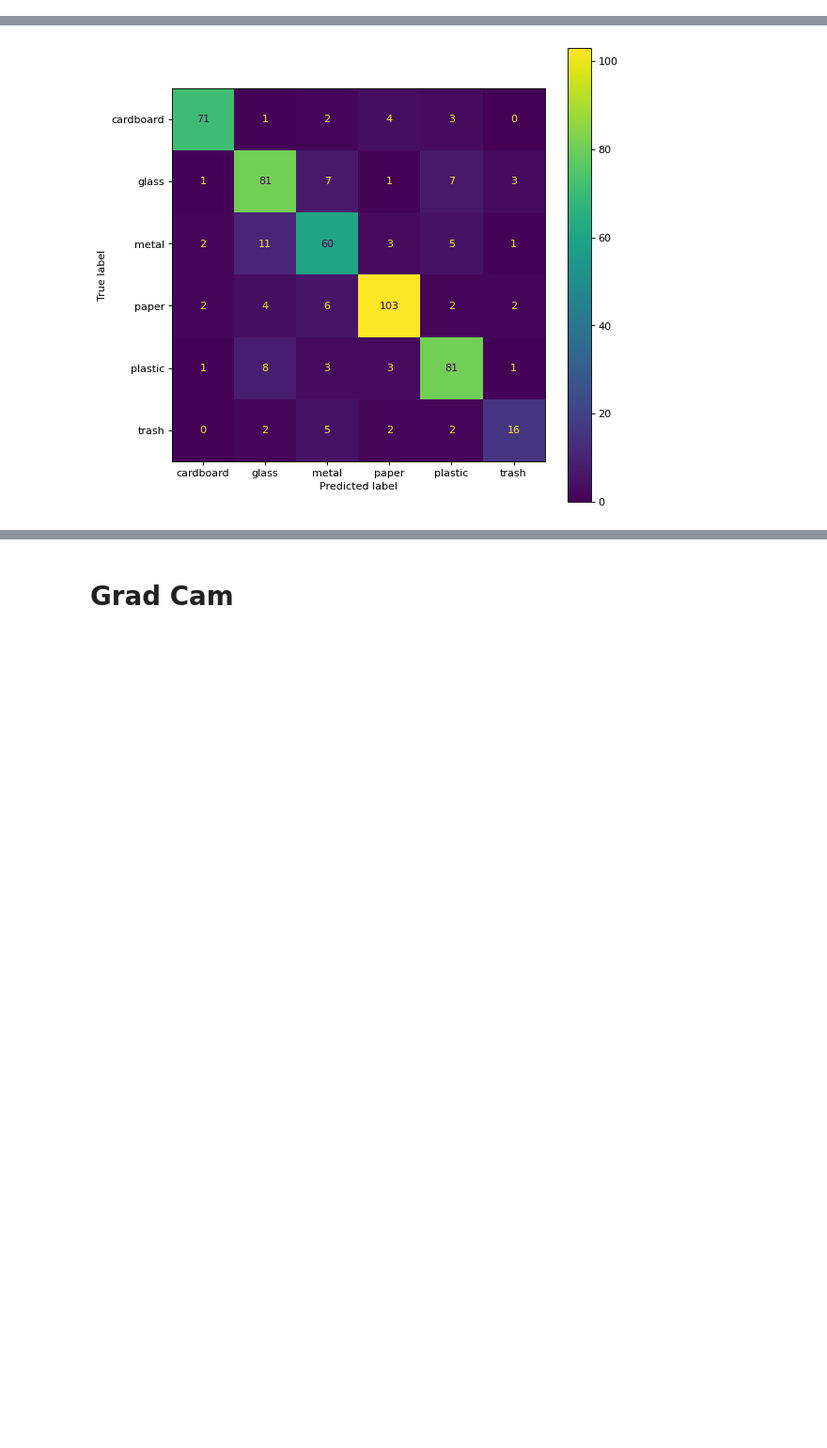
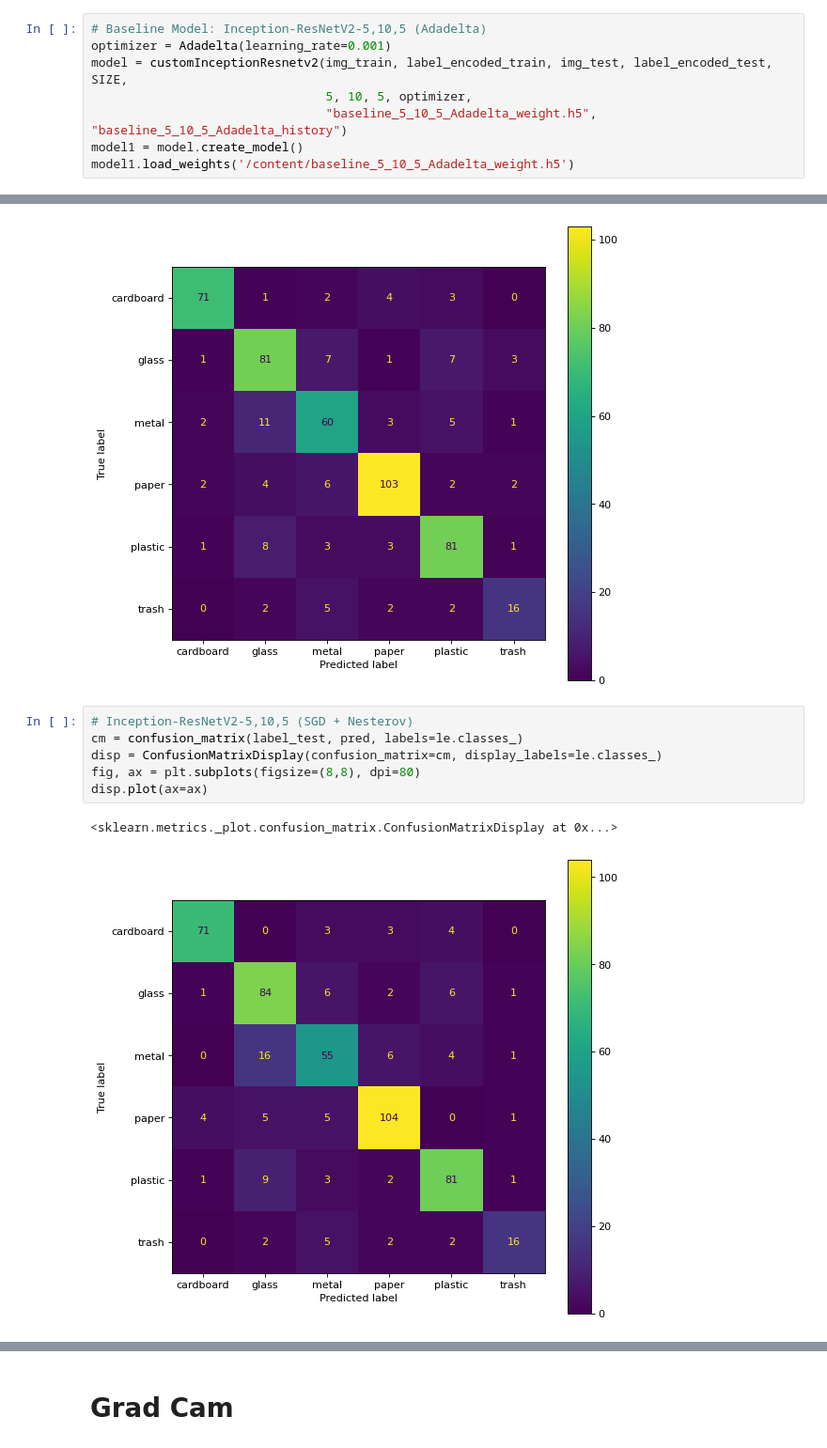
Before and after one commit to jxin11/waste-image-classification, a Jupyter notebook: Waste_Image_Classification.ipynb, the cells around one changed output, grey strips where cells are left out. Shown at 94% size. Drawn from its saved outputs; the diff is of its cells as text; blank space fills up the shorter version.

Commit message:
Model Training

```diff
--- a/Waste_Image_Classification.ipynb
+++ b/Waste_Image_Classification.ipynb
@@ -1116,2 +1133,10 @@ model1.load_weights('/content/baseline_5_10_5_SGD_weight.h5')
+# %%
+# Baseline Model: Inception-ResNetV2-5,10,5 (Adadelta)
+optimizer = Adadelta(learning_rate=0.001)
+model = customInceptionResnetv2(img_train, label_encoded_train, img_test, label_encoded_test, SIZE,
+                                5, 10, 5, optimizer,
+                                "baseline_5_10_5_Adadelta_weight.h5", "baseline_5_10_5_Adadelta_history")
+model1 = model.create_model()
+model1.load_weights('/content/baseline_5_10_5_Adadelta_weight.h5')
 # %% [markdown]
 # Evaluation
@@ -1160,3 +1199,12 @@ disp.plot(ax=ax)
 # %% [output]
 <sklearn.metrics._plot.confusion_matrix.ConfusionMatrixDisplay at 0x...>
 [figure]
+# %%
+# Inception-ResNetV2-5,10,5 (SGD + Nesterov)
+cm = confusion_matrix(label_test, pred, labels=le.classes_)
+disp = ConfusionMatrixDisplay(confusion_matrix=cm, display_labels=le.classes_)
+fig, ax = plt.subplots(figsize=(8,8), dpi=80)
+disp.plot(ax=ax)
+# %% [output]
+<sklearn.metrics._plot.confusion_matrix.ConfusionMatrixDisplay at 0x...>
+[figure, added]
```
Also changed, not shown: parts of 19 cells of this notebook.
